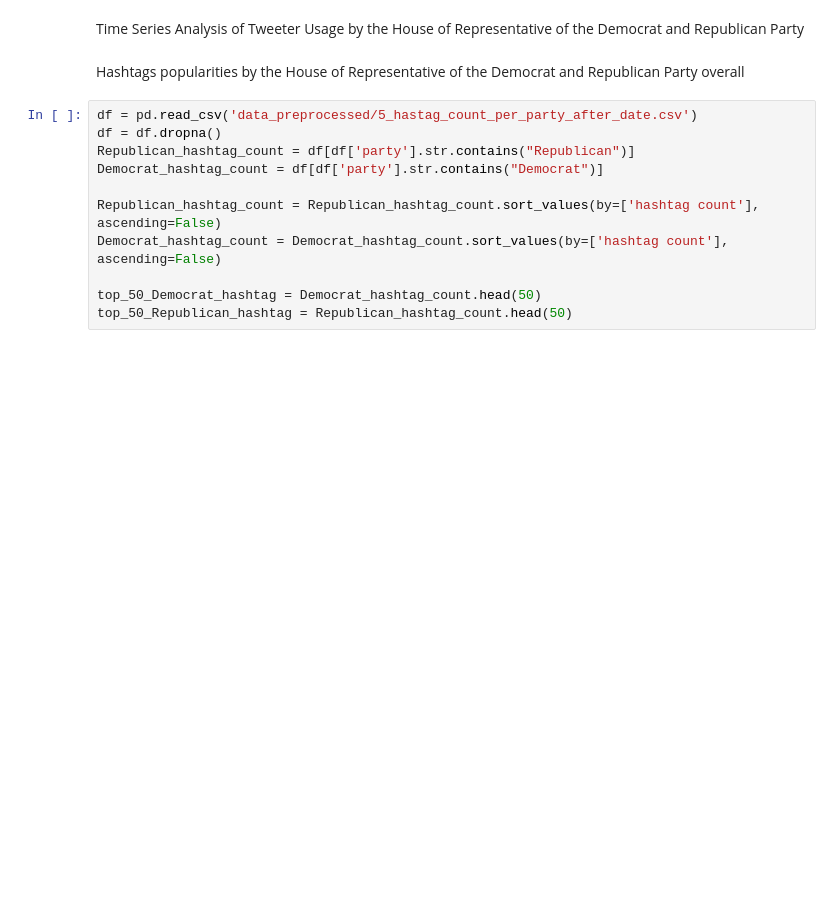
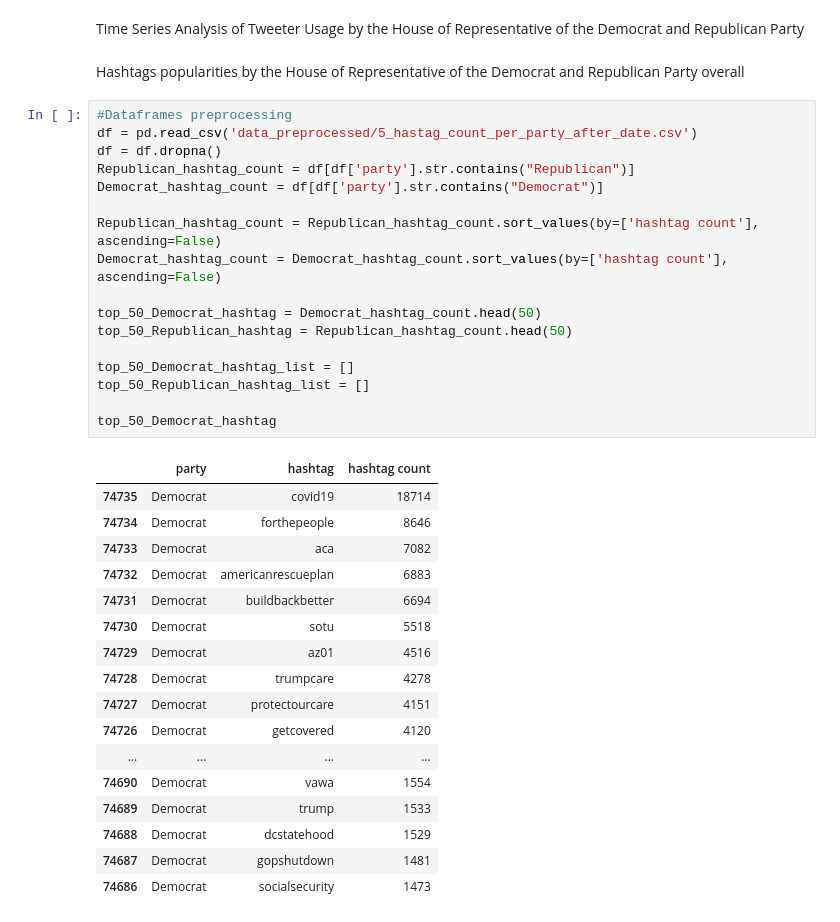
Before and after one commit to VieVaWaldi/PoliticalDespairTwitter, a Jupyter notebook: AnalysisSummary.ipynb, the cells around one changed output. Cells and saved outputs as stored; diff of their text form; blank space fills up the shorter version.

```diff
--- a/AnalysisSummary.ipynb
+++ b/AnalysisSummary.ipynb
@@ -202,13 +202,37 @@ Time Series Analysis of Tweeter Usage by the House of Representative of the Demo
 # %% [markdown]
 Hashtags popularities by the House of Representative of the Democrat and Republican Party overall
 # %%
+#Dataframes preprocessing
 df = pd.read_csv('data_preprocessed/5_hastag_count_per_party_after_date.csv')
 df = df.dropna()
 Republican_hashtag_count = df[df['party'].str.contains("Republican")]
 Democrat_hashtag_count = df[df['party'].str.contains("Democrat")]
 
 Republican_hashtag_count = Republican_hashtag_count.sort_values(by=['hashtag count'], ascending=False)
 Democrat_hashtag_count = Democrat_hashtag_count.sort_values(by=['hashtag count'], ascending=False)
 
 top_50_Democrat_hashtag = Democrat_hashtag_count.head(50)
 top_50_Republican_hashtag = Republican_hashtag_count.head(50)
+
+top_50_Democrat_hashtag_list = []
+top_50_Republican_hashtag_list = []
+
+top_50_Democrat_hashtag
+# %% [output]
+|  | party | hashtag | hashtag count |
+| 74735 | Democrat | covid19 | 18714 |
+| 74734 | Democrat | forthepeople | 8646 |
+| 74733 | Democrat | aca | 7082 |
+| 74732 | Democrat | americanrescueplan | 6883 |
+| 74731 | Democrat | buildbackbetter | 6694 |
+| 74730 | Democrat | sotu | 5518 |
+| 74729 | Democrat | az01 | 4516 |
+| 74728 | Democrat | trumpcare | 4278 |
+| 74727 | Democrat | protectourcare | 4151 |
+| 74726 | Democrat | getcovered | 4120 |
+| ... | ... | ... | ... |
+| 74690 | Democrat | vawa | 1554 |
+| 74689 | Democrat | trump | 1533 |
+| 74688 | Democrat | dcstatehood | 1529 |
+| 74687 | Democrat | gopshutdown | 1481 |
+| 74686 | Democrat | socialsecurity | 1473 |
```
Also changed, not shown: parts of 3 cells of this notebook.
